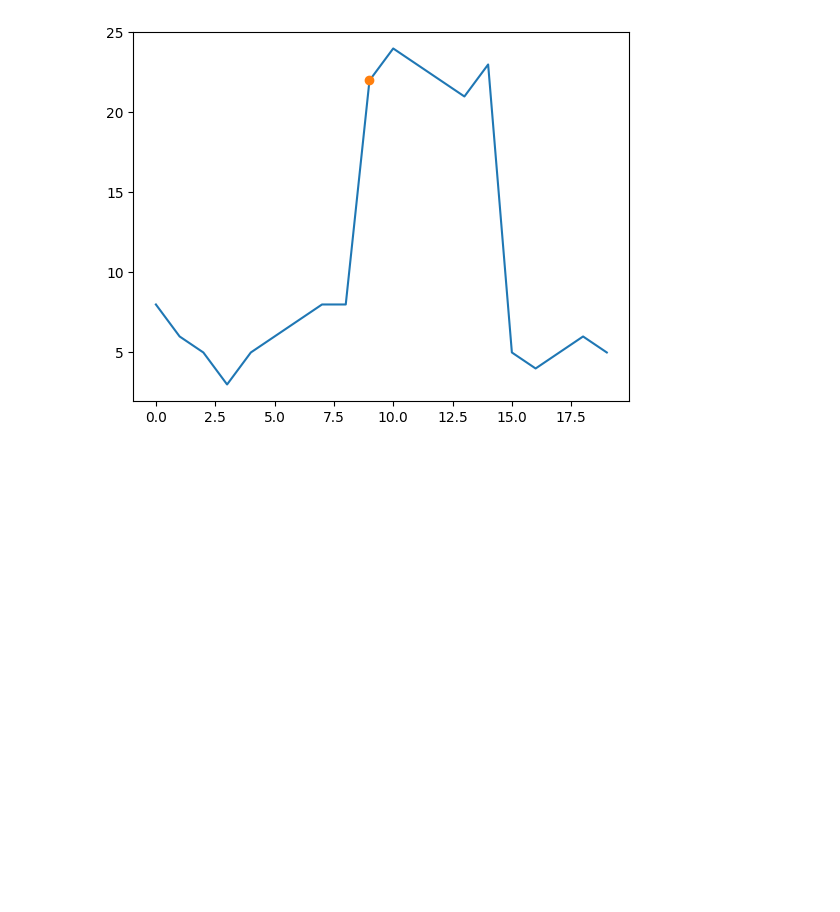
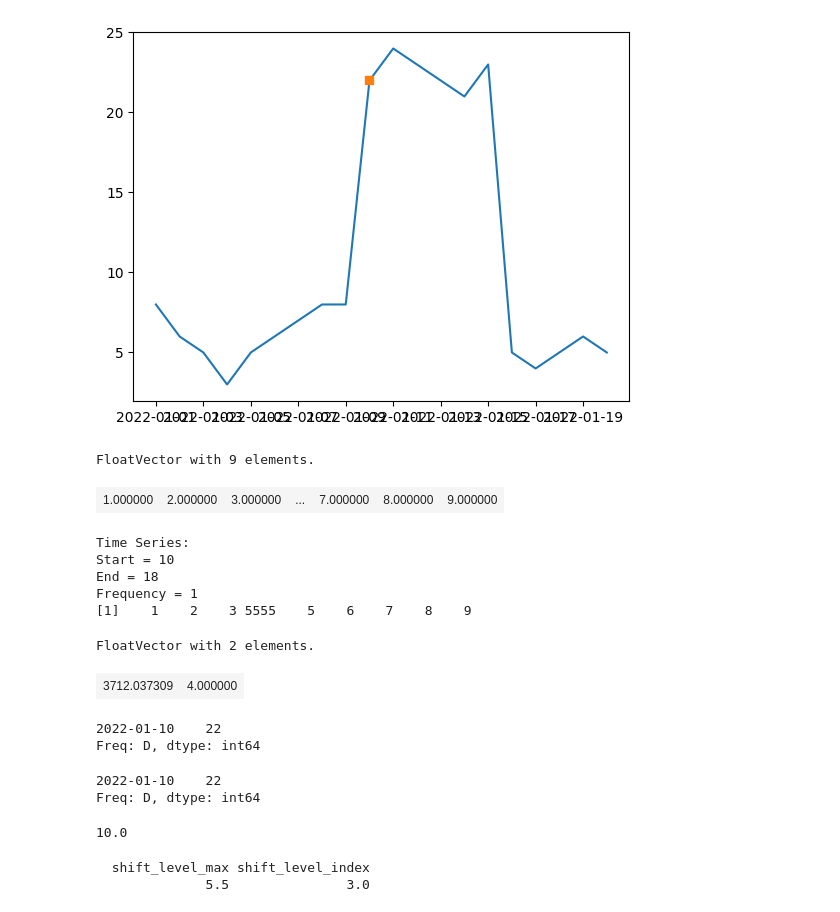
Before and after one commit to budennovsk/Pandas, a Jupyter notebook: R_lang.ipynb, the cells around one changed output. Cells and saved outputs as stored; diff of their text form; code cells hidden in the pictures; blank space fills up the shorter version.

```diff
--- a/R_lang.ipynb
+++ b/R_lang.ipynb
@@ -33,7 +23,8 @@ import rpy2.robjects as robjects
 from rpy2.robjects.packages import importr
 
 # Создание временного ряда
-time_series = pd.Series([8, 6, 5, 3, 5, 6, 7, 8, 8,22,24,23,22,21,23,5,4,5,6,5])
+time_series = pd.Series([8, 6, 5, 3, 5, 6, 7, 8, 8,22,24,23,22,21,23,5,4,5,6,5],index=pd.date_range(start='01-01-2022',periods=20, freq='D'))
+print(time_series)
 
 # Преобразование временного ряда в numpy array
 time_series_np = np.array(time_series)
@@ -44,7 +35,11 @@ feasts = importr('feasts')
 
 # Преобразование numpy array в объект R
 time_series_r = robjects.FloatVector(time_series_np)
-param = robjects.FloatVector([4])
+param = robjects.FloatVector([2])
+
 # Вызов функции var_tiled_mean на временном ряду
-result = feasts._shift_kl_max(time_series_r,param)
-point_as = time_series[time_series.index==result[1]]
+result = feasts.shift_kl_max(time_series_r,param)
+print(result)
+
+point_as = time_series.iloc[int(result[1]):int(result[1])+1]
+print(point_as)
@@ -51,7 +64,65 @@ point_as = time_series[time_series.index==result[1]]
 # %%
 import matplotlib.pyplot as plt
 plt.plot(time_series, label='test')
-plt.plot(point_as,marker='o')
+plt.plot(point_as,marker='s')
 plt.show()
 # %% [output]
-[figure, old version]
+[figure, new version]
+# %%
+import rpy2.robjects as robjects
+
+# Создание временного ряда типа ts в R с помощью rpy2
+robjects.r('time_series_ts <- ts(c(1, 2, 3, 5555, 5, 6, 7, 8, 9), start = 10, frequency = 1)')
+# %% [output]
+FloatVector with 9 elements.
+| 1.000000 | 2.000000 | 3.000000 | ... | 7.000000 | 8.000000 | 9.000000 |
+# %%
+
+# Получение индексов временного ряда в R с помощью rpy2
+indexs = robjects.r('time_series_ts')
+print(indexs)
+# %% [output]
+Time Series:
+Start = 10
+End = 18
+Frequency = 1
+[1]    1    2    3 5555    5    6    7    8    9
+# %%
+result2 = feasts.shift_kl_max(indexs,param)
+result2
+# %% [output]
+FloatVector with 2 elements.
+| 3712.037309 | 4.000000 |
+# %%
+point_as
+# %% [output]
+2022-01-10    22
+Freq: D, dtype: int64
+# %%
+time_series.iloc[9:10]
+# %% [output]
+2022-01-10    22
+Freq: D, dtype: int64
+# %%
+result[1]+1
+# %% [output]
+10.0
+# %%
+import rpy2.robjects as robjects
+from rpy2.robjects.packages import importr
+
+# Импортируйте R пакет 'feasts'
+feasts = importr('feasts')
+
+# Создание временного ряда в R
+time_series_r = robjects.FloatVector([1, 2, 10, 4, 11,12]) # Пример данных
+# param = 2  # Пример параметра
+param = robjects.FloatVector([2])
+
+# Использование двойного подчеркивания для передачи именованного аргумента в R функцию
+result = feasts.shift_level_max(**{'x': time_series_r, '.size': param})
+
+print(result)
+# %% [output]
+  shift_level_max shift_level_index
+              5.5               3.0
```
Also changed, not shown: parts of 8 cells of this notebook.
